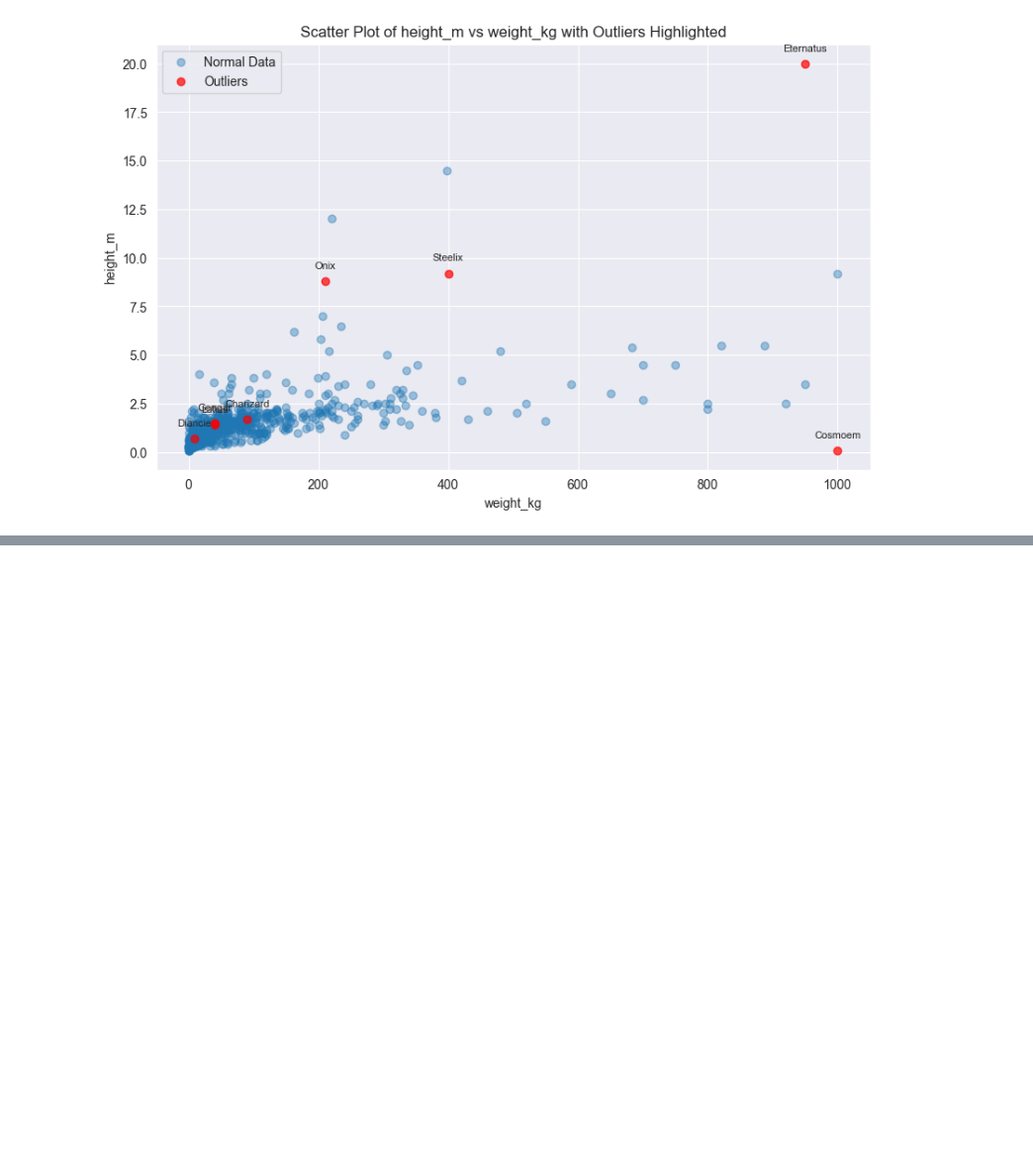
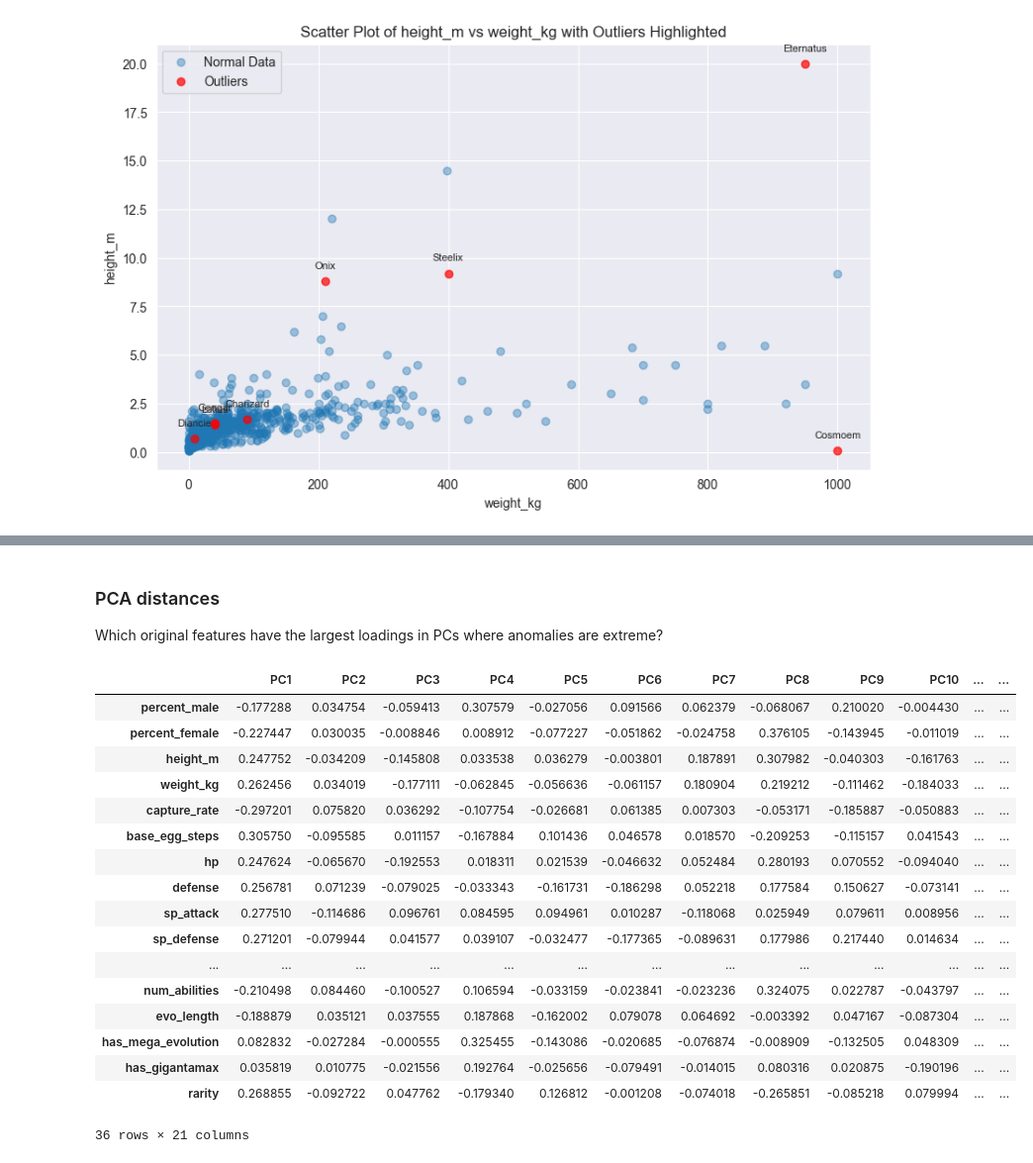
Before and after one commit to jsvobo/pokedex_analysis, a Jupyter notebook: outlier_analysis/main_no_gen.ipynb, the cells around one changed output, grey strips where cells are left out. Shown at 99% size. Cells and saved outputs as stored; diff of their text form; code cells hidden in the pictures; blank space fills up the shorter version.

```diff
--- a/outlier_analysis/main_no_gen.ipynb
+++ b/outlier_analysis/main_no_gen.ipynb
@@ -550,0 +653,31 @@ scatter_with_outliers(data_df, 'weight_kg', 'height_m', highlight_mask, annotate
+# %% [markdown]
+### PCA distances ###
+
+Which original features have the largest loadings in PCs where anomalies are extreme?
+# %%
+loading_df = pd.DataFrame(
+    pca.components_.T,
+    index=num_cols,
+    columns=[f"PC{i+1}" for i in range(len(pca.components_))]
+)
+
+display(loading_df)
+# %% [output]
+|  | PC1 | PC2 | PC3 | PC4 | PC5 | PC6 | PC7 | PC8 | PC9 | PC10 | ... | ... |
+| percent_male | -0.177288 | 0.034754 | -0.059413 | 0.307579 | -0.027056 | 0.091566 | 0.062379 | -0.068067 | 0.210020 | -0.004430 | ... | ... |
+| percent_female | -0.227447 | 0.030035 | -0.008846 | 0.008912 | -0.077227 | -0.051862 | -0.024758 | 0.376105 | -0.143945 | -0.011019 | ... | ... |
+| height_m | 0.247752 | -0.034209 | -0.145808 | 0.033538 | 0.036279 | -0.003801 | 0.187891 | 0.307982 | -0.040303 | -0.161763 | ... | ... |
+| weight_kg | 0.262456 | 0.034019 | -0.177111 | -0.062845 | -0.056636 | -0.061157 | 0.180904 | 0.219212 | -0.111462 | -0.184033 | ... | ... |
+| capture_rate | -0.297201 | 0.075820 | 0.036292 | -0.107754 | -0.026681 | 0.061385 | 0.007303 | -0.053171 | -0.185887 | -0.050883 | ... | ... |
+| base_egg_steps | 0.305750 | -0.095585 | 0.011157 | -0.167884 | 0.101436 | 0.046578 | 0.018570 | -0.209253 | -0.115157 | 0.041543 | ... | ... |
+| hp | 0.247624 | -0.065670 | -0.192553 | 0.018311 | 0.021539 | -0.046632 | 0.052484 | 0.280193 | 0.070552 | -0.094040 | ... | ... |
+| defense | 0.256781 | 0.071239 | -0.079025 | -0.033343 | -0.161731 | -0.186298 | 0.052218 | 0.177584 | 0.150627 | -0.073141 | ... | ... |
+| sp_attack | 0.277510 | -0.114686 | 0.096761 | 0.084595 | 0.094961 | 0.010287 | -0.118068 | 0.025949 | 0.079611 | 0.008956 | ... | ... |
+| sp_defense | 0.271201 | -0.079944 | 0.041577 | 0.039107 | -0.032477 | -0.177365 | -0.089631 | 0.177986 | 0.217440 | 0.014634 | ... | ... |
+| ... | ... | ... | ... | ... | ... | ... | ... | ... | ... | ... | ... | ... |
+| num_abilities | -0.210498 | 0.084460 | -0.100527 | 0.106594 | -0.033159 | -0.023841 | -0.023236 | 0.324075 | 0.022787 | -0.043797 | ... | ... |
+| evo_length | -0.188879 | 0.035121 | 0.037555 | 0.187868 | -0.162002 | 0.079078 | 0.064692 | -0.003392 | 0.047167 | -0.087304 | ... | ... |
+| has_mega_evolution | 0.082832 | -0.027284 | -0.000555 | 0.325455 | -0.143086 | -0.020685 | -0.076874 | -0.008909 | -0.132505 | 0.048309 | ... | ... |
+| has_gigantamax | 0.035819 | 0.010775 | -0.021556 | 0.192764 | -0.025656 | -0.079491 | -0.014015 | 0.080316 | 0.020875 | -0.190196 | ... | ... |
+| rarity | 0.268855 | -0.092722 | 0.047762 | -0.179340 | 0.126812 | -0.001208 | -0.074018 | -0.265851 | -0.085218 | 0.079994 | ... | ... |
+36 rows × 21 columns
```
Also changed, not shown: parts of 16 cells of this notebook.
